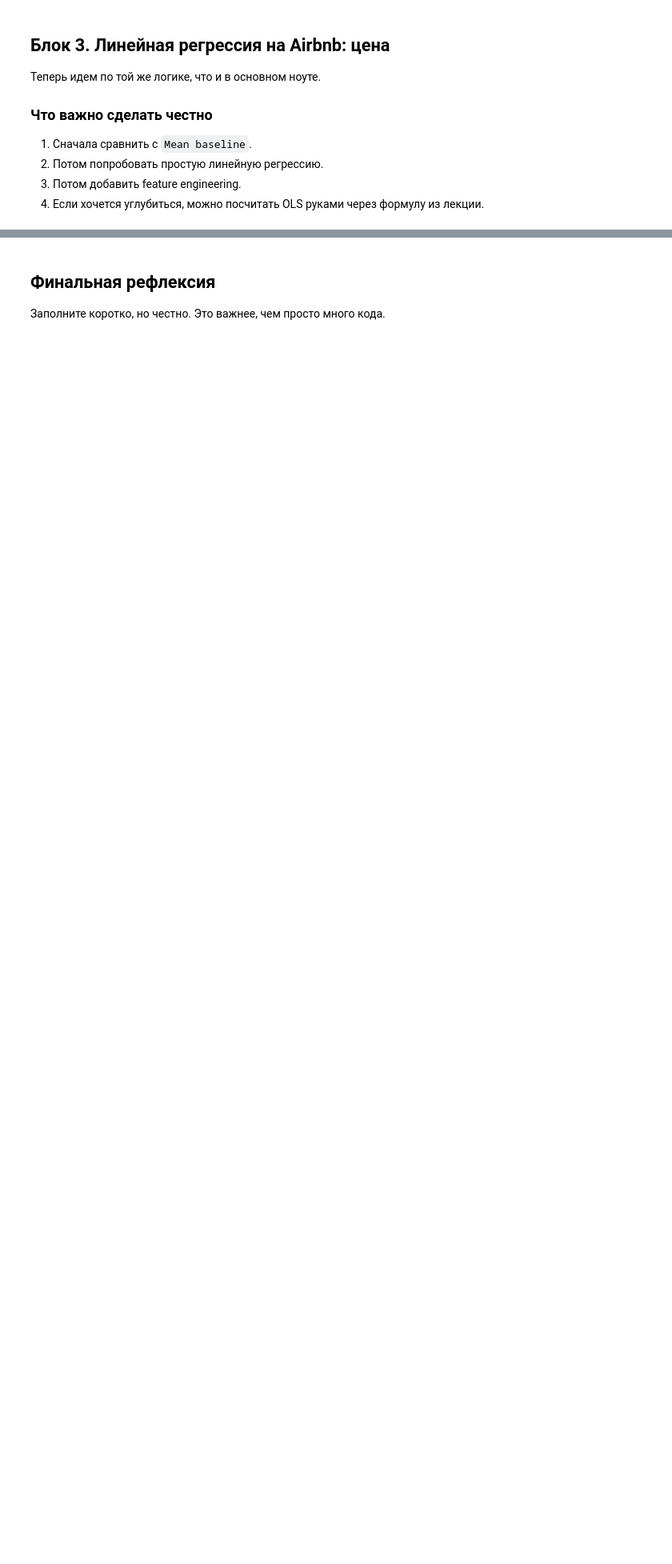
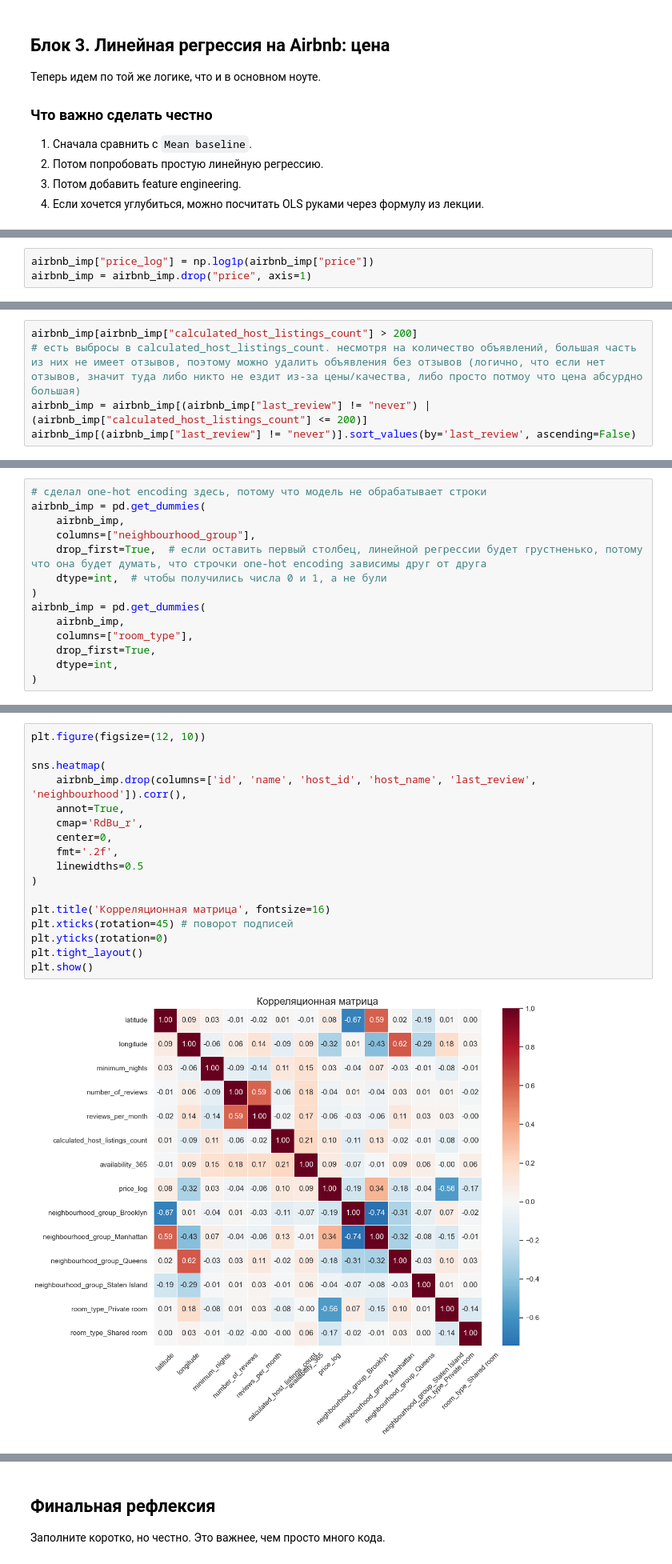
Before and after one commit to VitalyKalinsky/ML-studying, a Jupyter notebook: Linear regression/lecture_2_linear_vs_logistic_student_workbook.ipynb, the cells around one changed output, grey strips where cells are left out. Shown at 80% size. Saved outputs shown, nothing was run; the diff lists cells and outputs as text; blank space fills up the shorter version.

```diff
--- a/Linear regression/lecture_2_linear_vs_logistic_student_workbook.ipynb
+++ b/Linear regression/lecture_2_linear_vs_logistic_student_workbook.ipynb
@@ -603,0 +603,3 @@ array(['Kensington', 'Midtown', 'Harlem', 'Clinton Hill', 'East Harlem',
+# %%
+airbnb_imp["price_log"] = np.log1p(airbnb_imp["price"])
+airbnb_imp = airbnb_imp.drop("price", axis=1)
@@ -603,0 +618,5 @@ array(['Kensington', 'Midtown', 'Harlem', 'Clinton Hill', 'East Harlem',
+# %%
+airbnb_imp[airbnb_imp["calculated_host_listings_count"] > 200]
+# есть выбросы в calculated_host_listings_count. несмотря на количество объявлений, большая часть из них не имеет отзывов, поэтому можно удалить объявления без отзывов (логично, что если нет отзывов, значит туда либо никто не ездит из-за цены/качества, либо просто потмоу что цена абсурдно большая)
+airbnb_imp = airbnb_imp[(airbnb_imp["last_review"] != "never") | (airbnb_imp["calculated_host_listings_count"] <= 200)]
+airbnb_imp[(airbnb_imp["last_review"] != "never")].sort_values(by='last_review', ascending=False)
@@ -604,3 +660,17 @@ array(['Kensington', 'Midtown', 'Harlem', 'Clinton Hill', 'East Harlem',
+# %%
+# сделал one-hot encoding здесь, потому что модель не обрабатывает строки
+airbnb_imp = pd.get_dummies(
+    airbnb_imp,
+    columns=["neighbourhood_group"],
+    drop_first=True,  # если оставить первый столбец, линейной регрессии будет грустненько, потому что она будет думать, что строчки one-hot encoding зависимы друг от друга
+    dtype=int,  # чтобы получились числа 0 и 1, а не були
+)
+airbnb_imp = pd.get_dummies(
+    airbnb_imp,
+    columns=["room_type"],
+    drop_first=True,
+    dtype=int,
+)
 # %%
 # TODO 5. Сделайте baseline для регрессии.
 # План:
@@ -667,0 +744,19 @@ ValueError: could not convert string to float: 'Queens'
+# %%
+plt.figure(figsize=(12, 10))
+
+sns.heatmap(
+    airbnb_imp.drop(columns=['id', 'name', 'host_id', 'host_name', 'last_review', 'neighbourhood']).corr(),
+    annot=True,
+    cmap='RdBu_r',
+    center=0,
+    fmt='.2f',
+    linewidths=0.5
+)
+
+plt.title('Корреляционная матрица', fontsize=16)
+plt.xticks(rotation=45) # поворот подписей
+plt.yticks(rotation=0)
+plt.tight_layout()
+plt.show()
+# %% [output]
+[figure, added]
```
Also changed, not shown: parts of 35 cells of this notebook, 1 other file.
